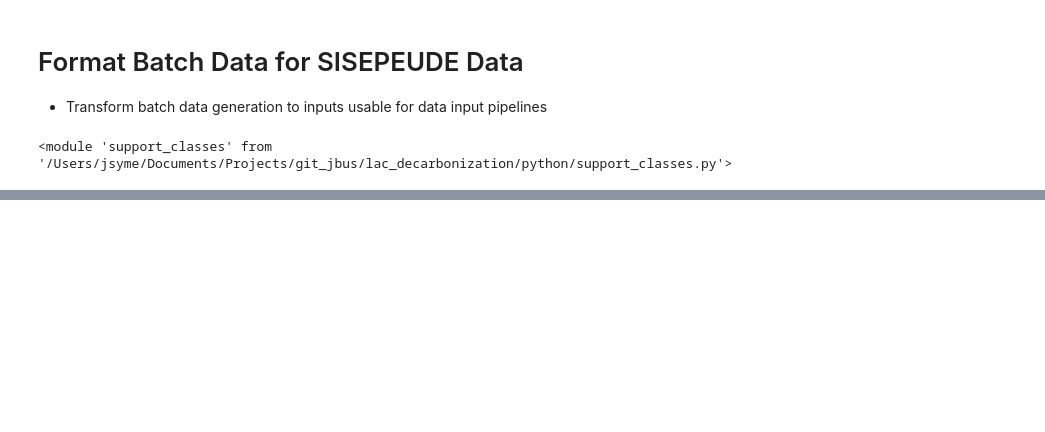
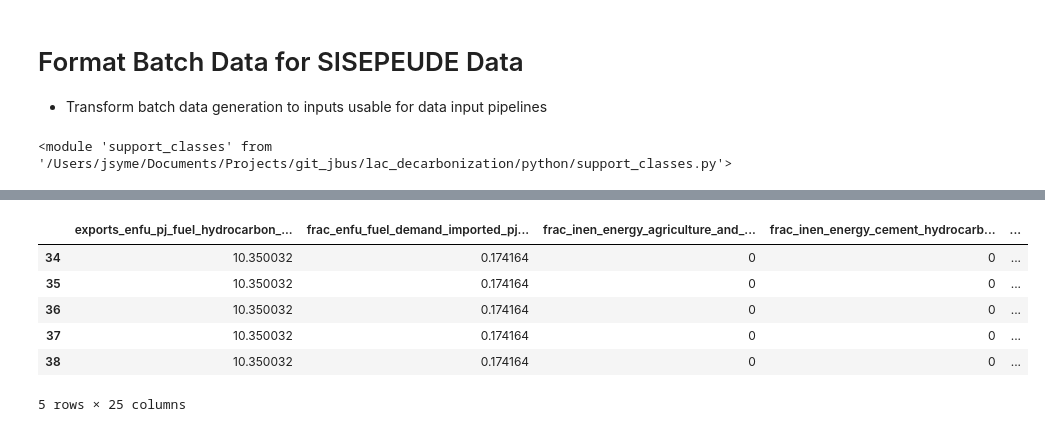
Before and after one commit to jarojasag/lac_decarbonization, a Jupyter notebook: python/format_batch_data_for_sisepuede_data.ipynb, the cells around one changed output, grey strips where cells are left out. Saved outputs shown, nothing was run; the diff lists cells and outputs as text; code cells hidden in the pictures; blank space fills up the shorter version.

```diff
--- a/python/format_batch_data_for_sisepuede_data.ipynb
+++ b/python/format_batch_data_for_sisepuede_data.ipynb
@@ -392,0 +423,10 @@ for fp in dict_fns_to_calib_note.keys():
+# %%
+df2a[vec2].tail()
+# %% [output]
+|  | exports_enfu_pj_fuel_hydrocarbon_... | frac_enfu_fuel_demand_imported_pj... | frac_inen_energy_agriculture_and_... | frac_inen_energy_cement_hydrocarb... | ... |
+| 34 | 10.350032 | 0.174164 | 0 | 0 | ... |
+| 35 | 10.350032 | 0.174164 | 0 | 0 | ... |
+| 36 | 10.350032 | 0.174164 | 0 | 0 | ... |
+| 37 | 10.350032 | 0.174164 | 0 | 0 | ... |
+| 38 | 10.350032 | 0.174164 | 0 | 0 | ... |
+5 rows × 25 columns
```
Also changed, not shown: parts of 7 cells of this notebook, 7 other files.
